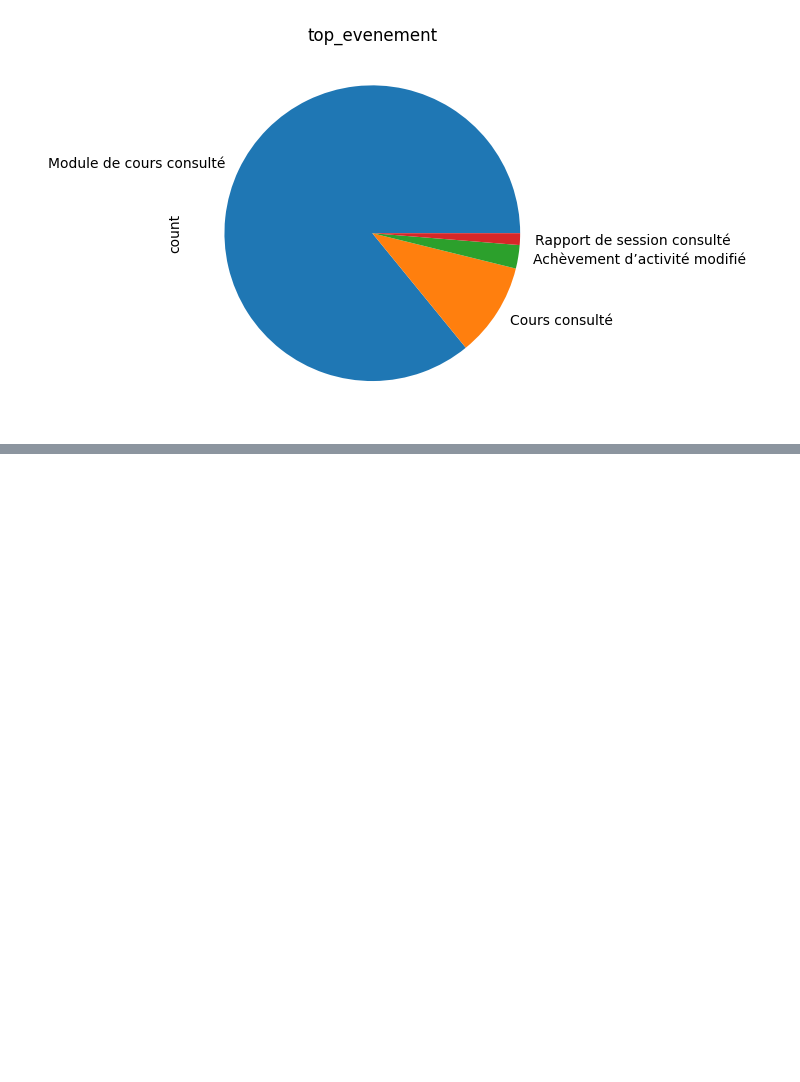
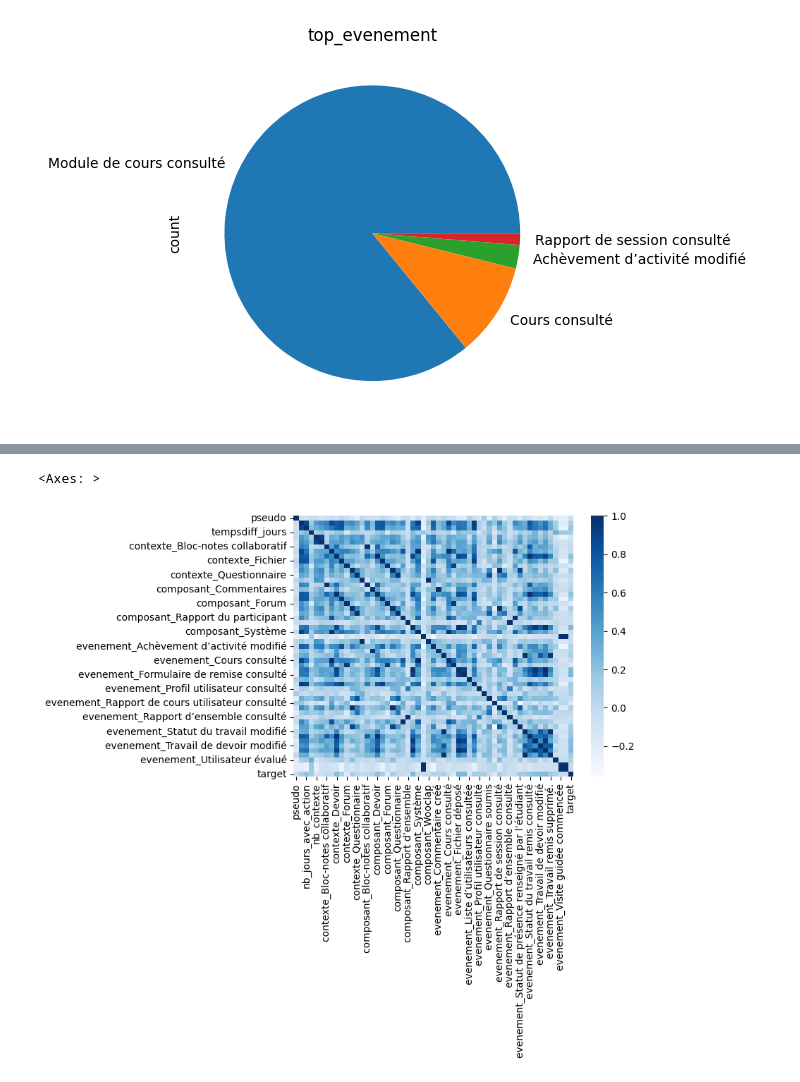
Before and after one commit to Lore9820/projet_notes, a Jupyter notebook: EDA_df.ipynb, the cells around one changed output, grey strips where cells are left out. Saved outputs shown, nothing was run; the diff lists cells and outputs as text; code cells hidden in the pictures; blank space fills up the shorter version.

```diff
--- a/EDA_df.ipynb
+++ b/EDA_df.ipynb
@@ -307,0 +368,6 @@ Er is geen significant verschil in de 'note' tussen de verschillende categorieë
+# %%
+corr = df.select_dtypes('int').corr()
+sns.heatmap(corr, cmap="Blues")
+# %% [output]
+<Axes: >
+[figure, added]
```
Also changed, not shown: parts of 32 cells of this notebook.
